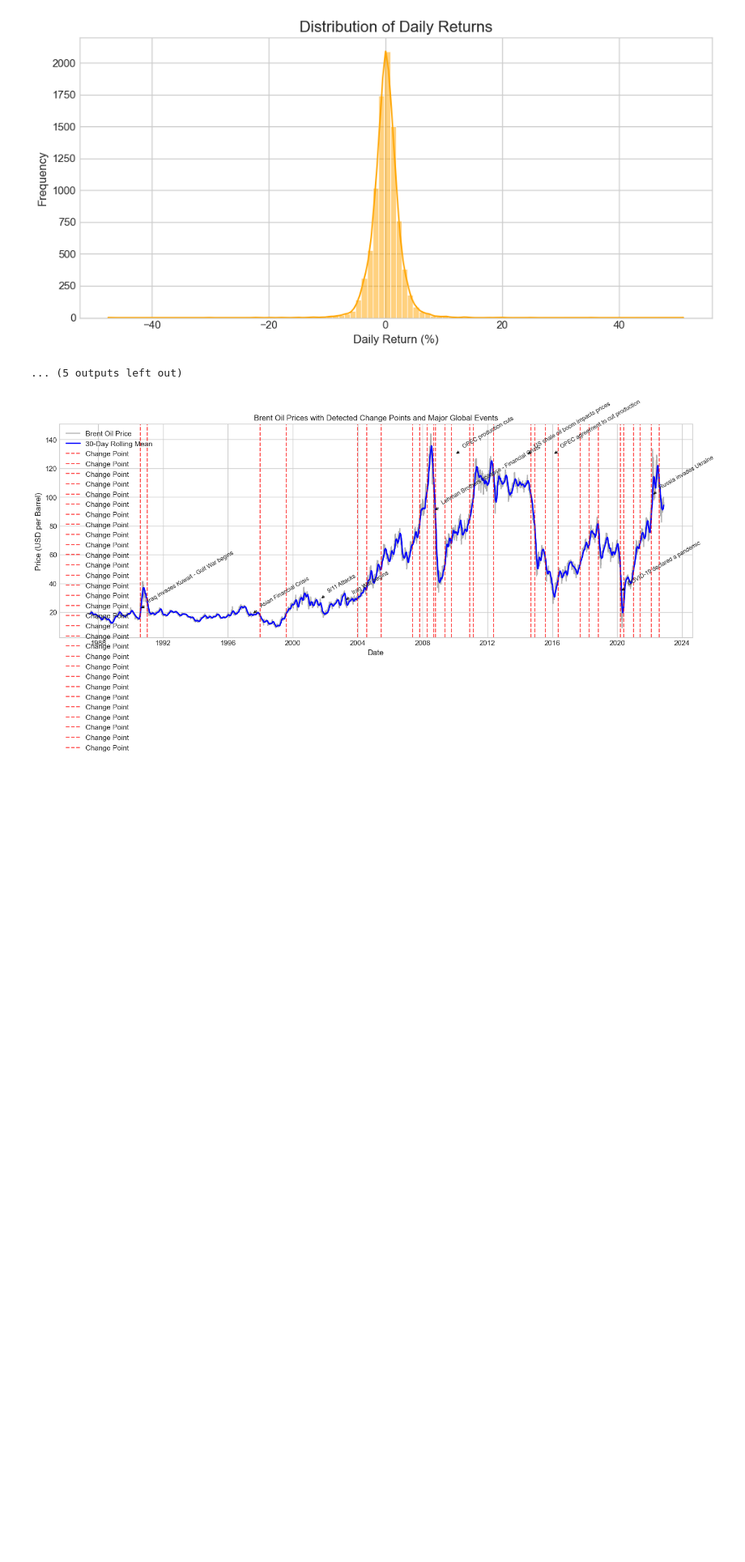
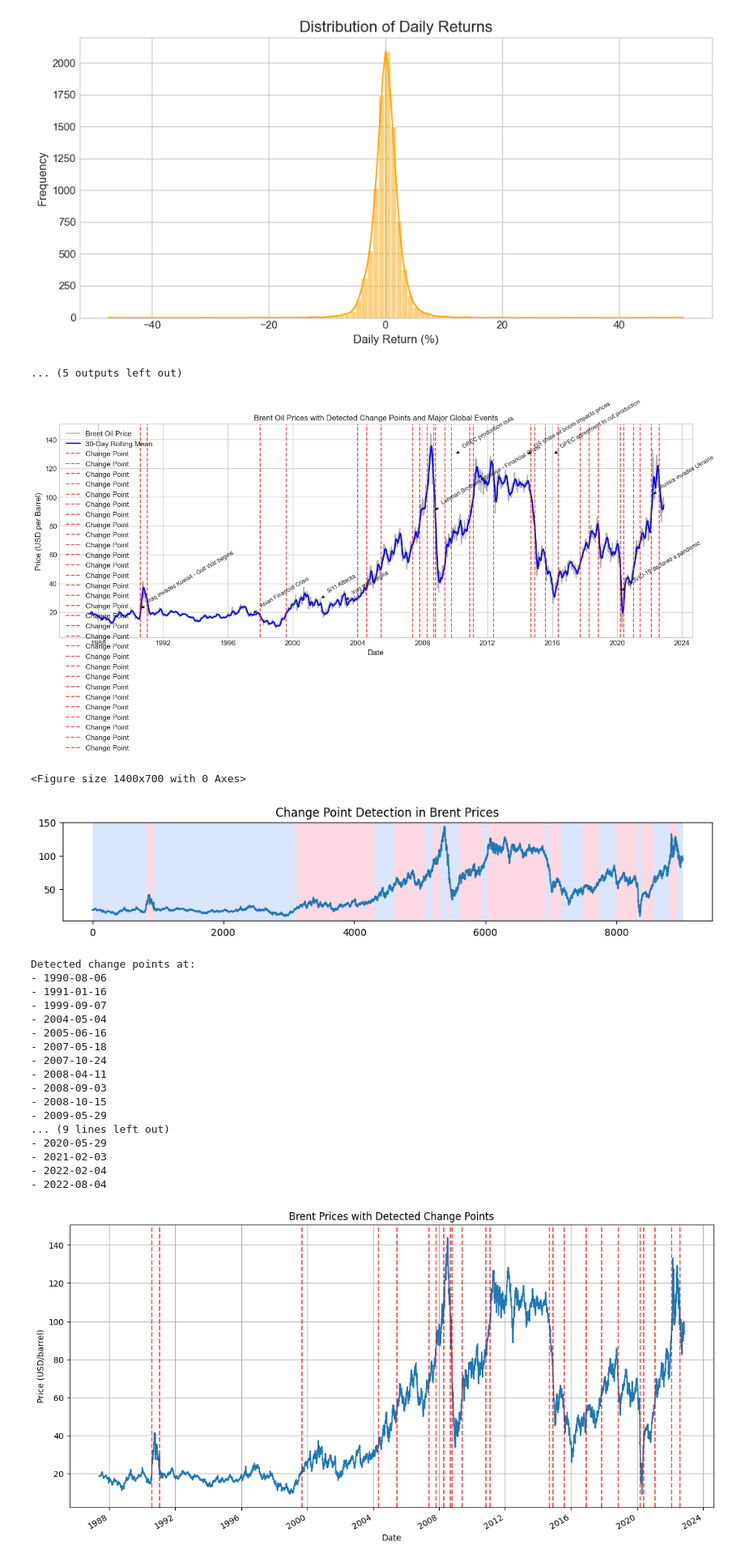
Before and after one commit to Selamawit-Alemu/bayesian-change-point-analysis, a Jupyter notebook: notebooks/02_event_metadata_compilation.ipynb, the cells around one changed output. Shown at 81% size. Drawn from its saved outputs; the diff is of its cells as text; code cells hidden in the pictures; blank space fills up the shorter version.

Commit message:
feat: Add exploratory data analysis notebooks

```diff
--- a/notebooks/02_event_metadata_compilation.ipynb
+++ b/notebooks/02_event_metadata_compilation.ipynb
@@ -166,3 +166,74 @@ plt.tight_layout()
 plt.show()
 # %% [output]
 [figure]
+# %%
+import pandas as pd
+import matplotlib.pyplot as plt
+import ruptures as rpt
+import numpy as np
+import os
+# Load processed data
+price_data = pd.read_csv('../data/processed/brent_clean.csv', parse_dates=['Date'], index_col='Date')
+
+# Change point detection
+def detect_changepoints(data, pen=10, model="rbf"):
+    # Convert to numpy array
+    signal = data.values.reshape(-1, 1)
+
+    # Detect change points
+    algo = rpt.Pelt(model=model).fit(signal)
+    change_indices = algo.predict(pen=pen)
+
+    # Convert indices to dates
+    change_dates = data.index[change_indices[:-1]]
+
+    # Plot results
+    plt.figure(figsize=(14, 7))
+    rpt.display(signal, change_indices)
+    plt.title('Change Point Detection in Brent Prices')
+    plt.savefig('../reports/figures/change_points.png')
+    plt.show()
+
+    return change_dates
+
+# Run detection
+change_points = detect_changepoints(price_data['Price'], pen=15)
+
+# Print and save results
+print("Detected change points at:")
+for date in change_points:
+    print(f"- {date.strftime('%Y-%m-%d')}")
+
+pd.DataFrame({'change_date': change_points}).to_csv('../reports/change_points.csv', index=False)
+
+# Visualize with price data
+plt.figure(figsize=(14, 7))
+price_data['Price'].plot()
+for cp in change_points:
+    plt.axvline(x=cp, color='red', linestyle='--', alpha=0.7)
+plt.title('Brent Prices with Detected Change Points')
+plt.ylabel('Price (USD/barrel)')
+plt.grid(True)
+plt.savefig('../reports/figures/price_with_change_points.png')
+plt.show()
+# %% [output]
+<Figure size 1400x700 with 0 Axes>
+[figure, added]
+Detected change points at:
+- 1990-08-06
+- 1991-01-16
+- 1999-09-07
+- 2004-05-04
+- 2005-06-16
+- 2007-05-18
+- 2007-10-24
+- 2008-04-11
+- 2008-09-03
+- 2008-10-15
+- 2009-05-29
+... (9 lines left out)
+- 2020-05-29
+- 2021-02-03
+- 2022-02-04
+- 2022-08-04
+[figure, added]
```
